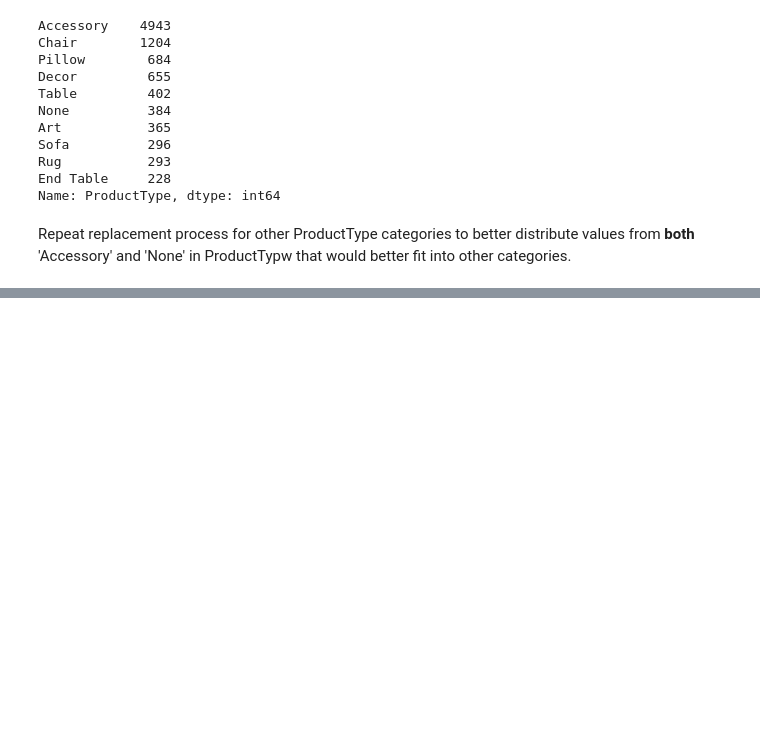
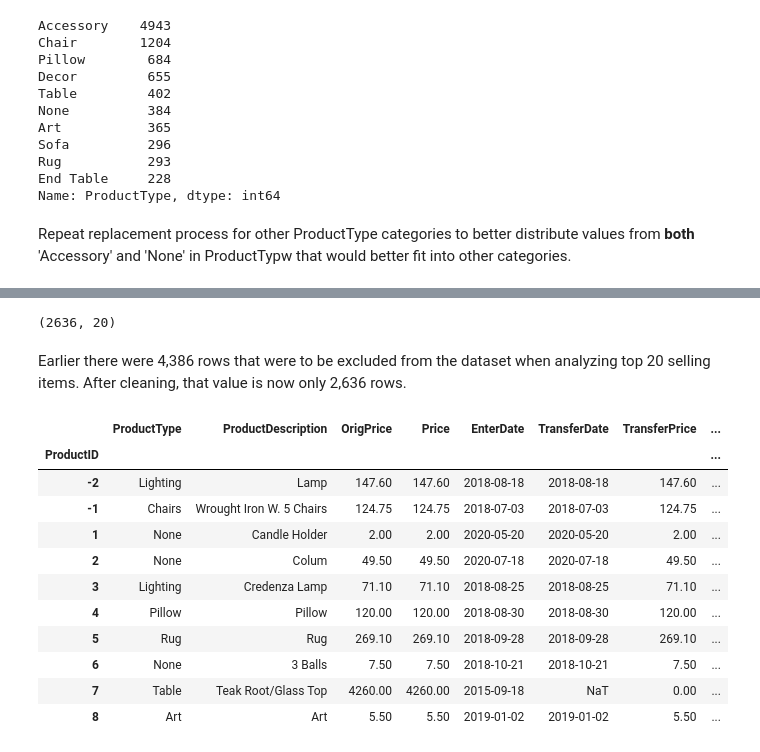
Before and after one commit to zachcornelison/K-N-Sales-Analytics, a Jupyter notebook: KN-Analytics-Merchandise.ipynb, the cells around one changed output, grey strips where cells are left out. Drawn from its saved outputs; the diff is of its cells as text; code cells hidden in the pictures; blank space fills up the shorter version.

Commit message:
cleaning

```diff
--- a/KN-Analytics-Merchandise.ipynb
+++ b/KN-Analytics-Merchandise.ipynb
@@ -480,10 +416,11 @@ Repeat replacement process for other ProductType categories to better distribute
 # %%
+# Accessory and None values cleaning
+
 # Replace values where 'lamp' occurs
 lamp_filter = ((df_merchandise['ProductType'] == 'Accessory') | (df_merchandise['ProductType'] == 'None')) & (df_merchandise['ProductDescription'].str.contains('lamp', case=False))
 df_merchandise.loc[lamp_filter, 'ProductType'] = 'Lamp'
 
 # Repeat for chairs
-# Replace values where 'chair' occurs
 chair_filter = ((df_merchandise['ProductType'] == 'Accessory') | (df_merchandise['ProductType'] == 'None')) & (df_merchandise['ProductDescription'].str.contains('chair', case=False))
 df_merchandise.loc[chair_filter, 'ProductType'] = 'Chairs'
 
@@ -531,13 +468,13 @@ df_merchandise.loc[mirror_filter, 'ProductType'] = 'Mirror'
 painting_filter = ((df_merchandise['ProductType'] == 'Accessory') | (df_merchandise['ProductType'] == 'None')) & (df_merchandise['ProductDescription'].str.contains('painting', case=False))
 df_merchandise.loc[painting_filter, 'ProductType'] = 'Art'
 
-# Repeat for light
+# Repeat for lights
 light_filter = ((df_merchandise['ProductType'] == 'Accessory') | (df_merchandise['ProductType'] == 'None')) & ((df_merchandise['ProductDescription'].str.contains('light', case=False)) & ~(df_merchandise['ProductDescription'].str.contains('sconce', case=False)))
 df_merchandise.loc[light_filter, 'ProductType'] = 'Light'
 
-# Repeat for chandelier, lantern as 'Lighting'
+# Repeat for chandelier, lantern, 'ligt' as 'Lighting'
 chandelier_filter = ((df_merchandise['ProductType'] == 'Accessory') | (df_merchandise['ProductType'] == 'None')) & (((df_merchandise['ProductDescription'].str.contains('chandelier', case=False)))
-                                                                      | ((df_merchandise['ProductDescription'].str.contains('lantern', case=False))))
+                                                                      | ((df_merchandise['ProductDescription'].str.contains('lantern', case=False))) | | ((df_merchandise['ProductDescription'].str.contains('ligt', case=False)))
 df_merchandise.loc[chandelier_filter, 'ProductType'] = 'Lighting'
 
 # Repeat for clock, vase, book, pewter items, bowl, greenery, tray, cross, urn, plate, decor as 'Decor'
@@ -558,14 +495,6 @@ df_merchandise.loc[decor_filter, 'ProductType'] = 'Decor'
 free_filter = ((df_merchandise['ProductType'] == 'Accessory') | (df_merchandise['ProductType'] == 'None')) & ((df_merchandise['ProductDescription'].str.contains('free', case=False)))
 df_merchandise.loc[free_filter, 'ProductType'] = 'Free'
 
-# Repeat for lamp, light as 'Lighting' to consolidate
-lighting_filter = (df_merchandise['ProductType'] == 'Lamp') | (df_merchandise['ProductType'] == 'Light')
-df_merchandise.loc[lighting_filter, 'ProductType'] = 'Lighting'
-
-# Repeat for Chandelier as 'Lighting' to consolidate
-pt_chandelier_filter = (df_merchandise['ProductType'] == 'Chandelier')
-df_merchandise.loc[pt_chandelier_filter, 'ProductType'] = 'Lighting'
-
 # Repeat for sleeper as 'Sofa'
 none_sleeper_filter = (df_merchandise['ProductType'] == 'None') & ((df_merchandise['ProductDescription'].str.contains('sleeper', case=False)))
 df_merchandise.loc[none_sleeper_filter, 'ProductType'] = 'Sofa'
@@ -576,13 +505,14 @@ none_hw_filter = (df_merchandise['ProductType'] == 'None') & ((df_merchandise['P
                                                              |(df_merchandise['ProductDescription'].str.contains('rod', case=False)))
 df_merchandise.loc[none_hw_filter, 'ProductType'] = 'Accessory'
 
-# Repeat for all values of 'bed' into 'Bed' category
-all_bed_filter = df_merchandise.ProductType.str.contains('bed', case=False)
-df_merchandise.loc[all_bed_filter, 'ProductType'] = 'Bed'
+# Repeat for 'mat' values indicating mattresses as 'Bed'
+none_mattress_filter = (df_merchandise['ProductType'] == 'None') & ((df_merchandise['ProductDescription'].str.contains('mat', case=False)))
+df_merchandise.loc[none_mattress_filter, 'ProductType'] = 'Bed'
 
-# Repeat for all values of 'chair','barstool' into 'Chair' category in PT to consolidate
-# contains 'dining chairs', 'sofa chair', 'side chair', etc.
-mass_chair_filter = (df_merchandise.ProductType.str.contains('chair', case=False)) | (df_merchandise.ProductType.str.contains('barstool', case=False))
-df_merchandise.loc[mass_chair_filter, 'ProductType'] = 'Chairs'
+# Repeat for 'bench' values
+none_bench_filter = (df_merchandise['ProductType'] == 'None') & ((df_merchandise['ProductDescription'].str.contains('bench', case=False)))
+df_merchandise.loc[none_bench_filter, 'ProductType'] = 'Bench'
 
-df_merchandise.ProductType.value_counts().head(25)
+# Repeat for 'dresser' values
+none_dresser_filter = (df_merchandise['ProductType'] == 'None') & ((df_merchandise['ProductDescription'].str.contains('bench', case=False)))
+df_merchandise.loc[none_dresser_filter, 'ProductType'] = 'Dresser'
@@ -606,0 +634,21 @@ Name: ProductType, dtype: int64
+# %%
+df_merchandise[df_merchandise.groupby('ProductType')['ProductType'].transform('size') < 100].shape
+# %% [output]
+(2636, 20)
+# %% [markdown]
+Earlier there were 4,386 rows that were to be excluded from the dataset when analyzing top 20 selling items. After cleaning, that value is now only 2,636 rows.
+# %%
+df_merchandise.head(10)
+# %% [output]
+|  | ProductType | ProductDescription | OrigPrice | Price | EnterDate | TransferDate | TransferPrice | ... |
+| ProductID |  |  |  |  |  |  |  | ... |
+| -2 | Lighting | Lamp | 147.60 | 147.60 | 2018-08-18 | 2018-08-18 | 147.60 | ... |
+| -1 | Chairs | Wrought Iron W. 5 Chairs | 124.75 | 124.75 | 2018-07-03 | 2018-07-03 | 124.75 | ... |
+| 1 | None | Candle Holder | 2.00 | 2.00 | 2020-05-20 | 2020-05-20 | 2.00 | ... |
+| 2 | None | Colum | 49.50 | 49.50 | 2020-07-18 | 2020-07-18 | 49.50 | ... |
+| 3 | Lighting | Credenza Lamp | 71.10 | 71.10 | 2018-08-25 | 2018-08-25 | 71.10 | ... |
+| 4 | Pillow | Pillow | 120.00 | 120.00 | 2018-08-30 | 2018-08-30 | 120.00 | ... |
+| 5 | Rug | Rug | 269.10 | 269.10 | 2018-09-28 | 2018-09-28 | 269.10 | ... |
+| 6 | None | 3 Balls | 7.50 | 7.50 | 2018-10-21 | 2018-10-21 | 7.50 | ... |
+| 7 | Table | Teak Root/Glass Top | 4260.00 | 4260.00 | 2015-09-18 | NaT | 0.00 | ... |
+| 8 | Art | Art | 5.50 | 5.50 | 2019-01-02 | 2019-01-02 | 5.50 | ... |
```
Also changed, not shown: parts of 27 cells of this notebook.
